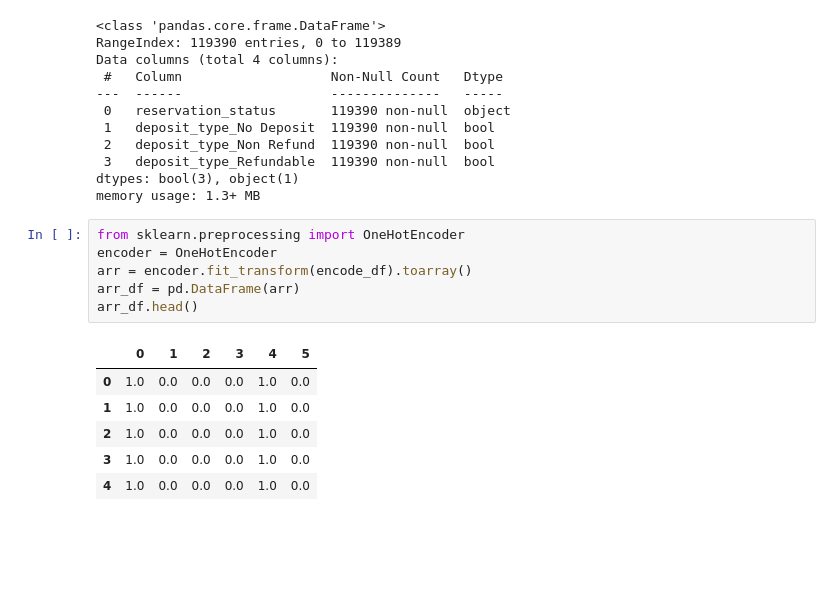
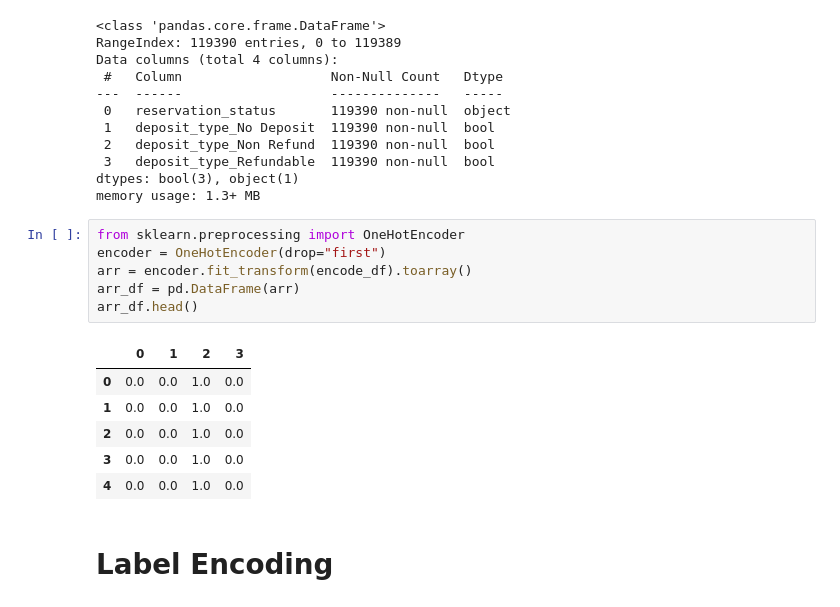
Before and after one commit to AftabQuant/Machine-Learning-Chronicles, a Jupyter notebook: Machine Learning Practice/Data Cleaning/DC Using sklearn .ipynb, the cells around one changed output. Drawn from its saved outputs; the diff is of its cells as text; blank space fills up the shorter version.

```diff
--- a/Machine Learning Practice/Data Cleaning/DC Using sklearn .ipynb
+++ b/Machine Learning Practice/Data Cleaning/DC Using sklearn .ipynb
@@ -183,14 +183,16 @@ dtypes: bool(3), object(1)
 memory usage: 1.3+ MB
 # %%
 from sklearn.preprocessing import OneHotEncoder
-encoder = OneHotEncoder
+encoder = OneHotEncoder(drop="first")
 arr = encoder.fit_transform(encode_df).toarray()
 arr_df = pd.DataFrame(arr)
 arr_df.head()
 # %% [output]
-|  | 0 | 1 | 2 | 3 | 4 | 5 |
-| 0 | 1.0 | 0.0 | 0.0 | 0.0 | 1.0 | 0.0 |
-| 1 | 1.0 | 0.0 | 0.0 | 0.0 | 1.0 | 0.0 |
-| 2 | 1.0 | 0.0 | 0.0 | 0.0 | 1.0 | 0.0 |
-| 3 | 1.0 | 0.0 | 0.0 | 0.0 | 1.0 | 0.0 |
-| 4 | 1.0 | 0.0 | 0.0 | 0.0 | 1.0 | 0.0 |
+|  | 0 | 1 | 2 | 3 |
+| 0 | 0.0 | 0.0 | 1.0 | 0.0 |
+| 1 | 0.0 | 0.0 | 1.0 | 0.0 |
+| 2 | 0.0 | 0.0 | 1.0 | 0.0 |
+| 3 | 0.0 | 0.0 | 1.0 | 0.0 |
+| 4 | 0.0 | 0.0 | 1.0 | 0.0 |
+# %% [markdown]
+# Label Encoding
```
Also changed, not shown: parts of 7 cells of this notebook.
